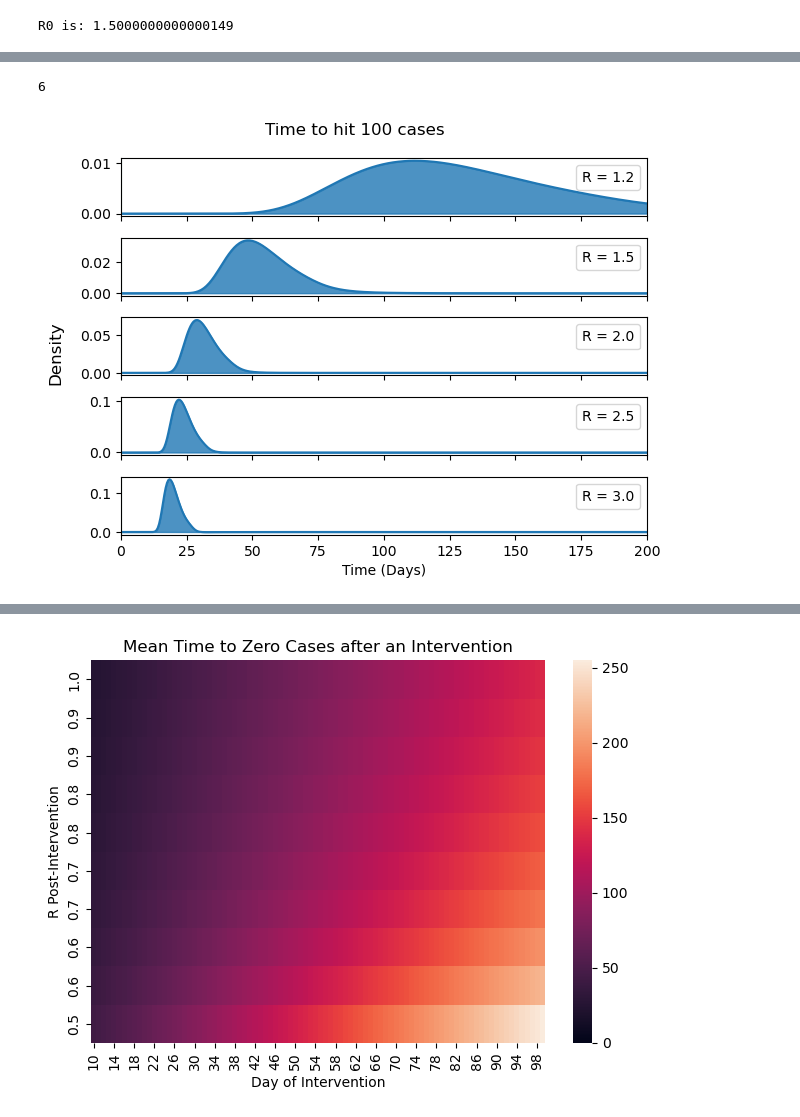
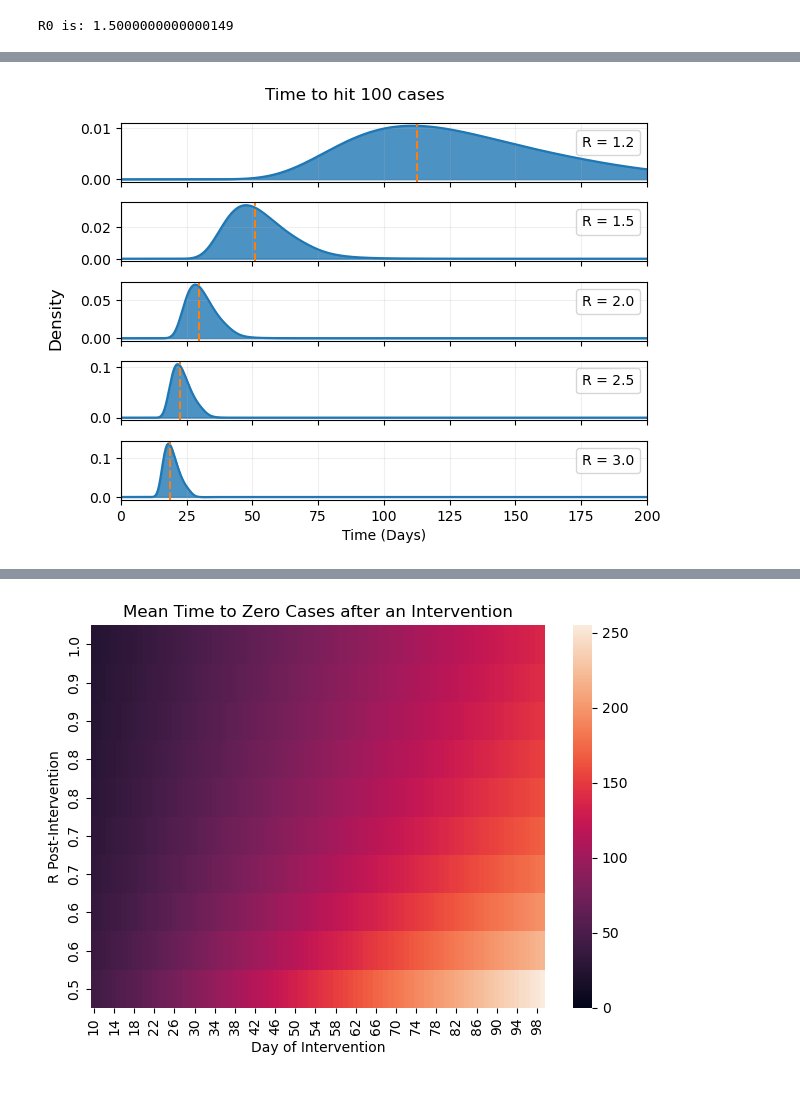
Before and after one commit to JCurran-Sebastian/CMJ_Branching, a Jupyter notebook: Outbreak_scenarios.ipynb, the cells around one changed output, grey strips where cells are left out. Saved outputs shown, nothing was run; the diff lists cells and outputs as text; code cells hidden in the pictures.

```diff
--- a/Outbreak_scenarios.ipynb
+++ b/Outbreak_scenarios.ipynb
@@ -110,6 +110,8 @@ characteristic = 'prev'
 pmf_scenarios = []
 
 for i, R in enumerate(R_eff_scenarios):
+    # if i == 0:
+    #     continue
     cmj = bp.cmj(poisson_offspring, time=time)
     cmj.set_lifetime_distribution(lifetime)
     cmj.set_infectiousness_profile(infectiousness)
@@ -128,5 +130,5 @@ for i, R in enumerate(R_eff_scenarios):
     print('Scenario ' + str(i) + ' finished in ' + str(np.round(stop - start, 2)) + ' seconds!')
 
     pmf_scenarios += [pmf]
-    np.savetxt('.Scenarios/No_Immigration/pmf_R=' + str(R_eff_scenarios[i]/2) + '.csv', pmf_immigration)
+    np.savetxt('./Scenarios/No_Immigration/pmf_R=' + str(R_eff_scenarios[i]/2) + '.csv', pmf)
 # %% [output]
@@ -139,13 +140,14 @@ Scenario 5 finished in 248.44 seconds!
-# %%
-len(scenarios)
-# %% [output]
-6
+# %%
+pmf_scenarios = []
+for i, R in enumerate(R_eff_scenarios):
+    pmf = np.genfromtxt('./Scenarios/No_Immigration/pmf_R=' + str(R_eff_scenarios[i]/2) + '.csv')
+    pmf_scenarios += [pmf]
 # %%
 fpt_scenarios = []
 
-Zstars = np.zeros(len(scenarios))
-tstars = np.zeros(len(scenarios))
-for i, s in enumerate(scenarios):
+Zstars = np.zeros(len(pmf_scenarios))
+tstars = np.zeros(len(pmf_scenarios))
+for i, s in enumerate(pmf_scenarios):
     pmf = pmf_scenarios[i]
     mean = bp.mean_pmf(pmf)
     extinction = pmf[0, :]
@@ -161,23 +163,26 @@ for i, s in enumerate(scenarios):
     FPT_cdf = bp.FirstPassageTime(pmf, Zstar, time, False)
     fpt_scenarios += [np.gradient(FPT_cdf, time_step)]
 # %%
-n_scenarios = len(scenarios)
+n_scenarios = len(fpt_scenarios)
 fig, axs = plt.subplots(nrows = n_scenarios-1, ncols=1)
 #fig.set_figwidth(6)
 
 for i in range(n_scenarios-1):
+    axs[i].grid(alpha = 0.2)
     axs[i].label_outer()
 
     axs[i].plot(time, fpt_scenarios[i+1], color = cmap[0], label = 'R = ' + str(R_eff_scenarios[i+1]/2))
     axs[i].fill_between(time, fpt_scenarios[i+1], color = cmap[0], alpha = 0.8)
+    axs[i].axvline(np.sum(time[1:] * fpt_scenarios[i+1][1:])*time_step, color = cmap[1], linestyle = '--')
     axs[i].axvline()
     axs[i].set_xlim([0, 200])
-    axs[i].legend(handlelength=0, handletextpad=0, fancybox=True)
+
+    axs[i].legend(handlelength=0, handletextpad=0, fancybox=True, loc = 'upper right')
 
 plt.xlabel('Time (Days)')
 fig.supylabel('Density')
 plt.suptitle('Time to hit 100 cases')
 plt.tight_layout()
-plt.savefig('./Figures/scenarios_fpt_popcontrol.pdf')
+# plt.savefig('./Figures/scenarios_fpt_popcontrol.pdf')
 # %% [output]
-[figure, old version]
+[figure, new version]
```
Also changed, not shown: parts of 10 cells of this notebook, 3 other files.
